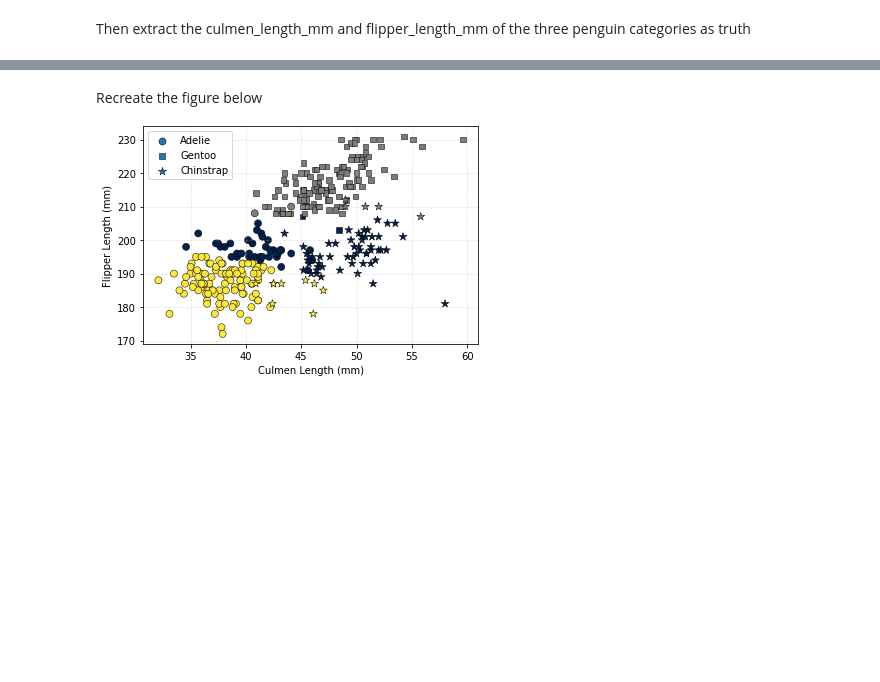
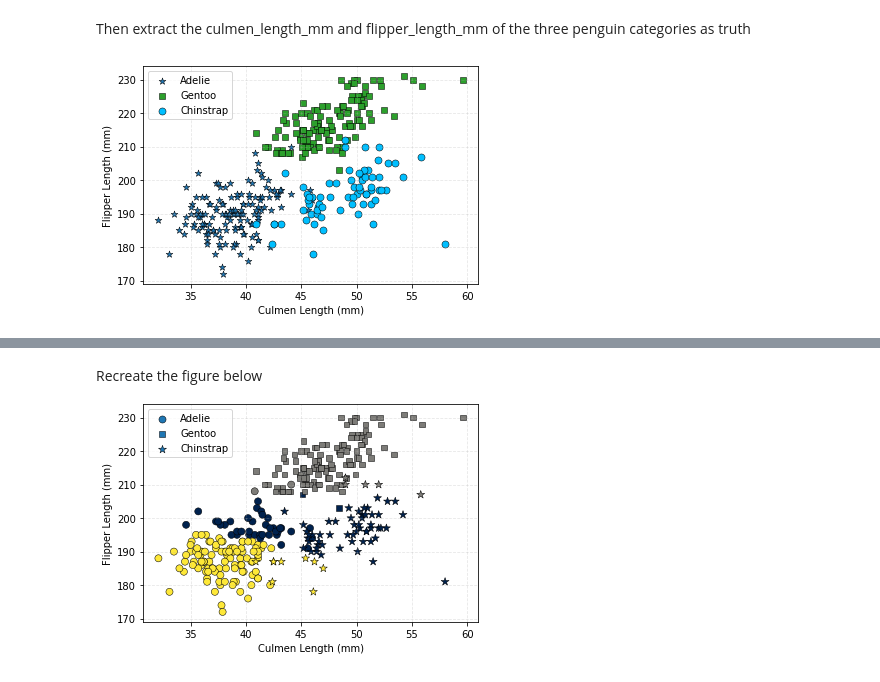
Before and after one commit to emiljor/2022_Intro_Python, a Jupyter notebook: Exercises/W4_S1.ipynb, the cells around one changed output, grey strips where cells are left out. Cells and saved outputs as stored; diff of their text form; code cells hidden in the pictures; blank space fills up the shorter version.

```diff
--- a/Exercises/W4_S1.ipynb
+++ b/Exercises/W4_S1.ipynb
@@ -208,0 +217,18 @@ Then extract the culmen_length_mm and flipper_length_mm of the three penguin cat
+# %%
+# Adelie
+#penguin_df[penguin_df['species']=='Adelie']
+# Gentoo
+#penguin_df[penguin_df['species']=='Gentoo']
+# Chinstrap
+#penguin_df[penguin_df['species']=='Chinstrap']
+
+plt.scatter(penguin_df[penguin_df['species']=='Adelie']['culmen_length_mm'], penguin_df[penguin_df['species']=='Adelie']['flipper_length_mm'],s=50,marker='*',label='Adelie',c='#1f77b4',edgecolors='k',linewidths=0.5)
+plt.scatter(penguin_df[penguin_df['species']=='Gentoo']['culmen_length_mm'], penguin_df[penguin_df['species']=='Gentoo']['flipper_length_mm'],s=30,marker='s',label='Gentoo',c='#2ca02c',edgecolors='k',linewidths=0.5)
+plt.scatter(penguin_df[penguin_df['species']=='Chinstrap']['culmen_length_mm'], penguin_df[penguin_df['species']=='Chinstrap']['flipper_length_mm'],s=50,marker='o',label='Chinstrap',c='deepskyblue',edgecolors='k',linewidths=0.5)
+plt.grid(linestyle='--',alpha=0.3)
+plt.ylabel('Flipper Length (mm)')
+plt.xlabel('Culmen Length (mm)')
+plt.legend()
+plt.show()
+# %% [output]
+[figure, added]
```
Also changed, not shown: parts of 9 cells of this notebook.
